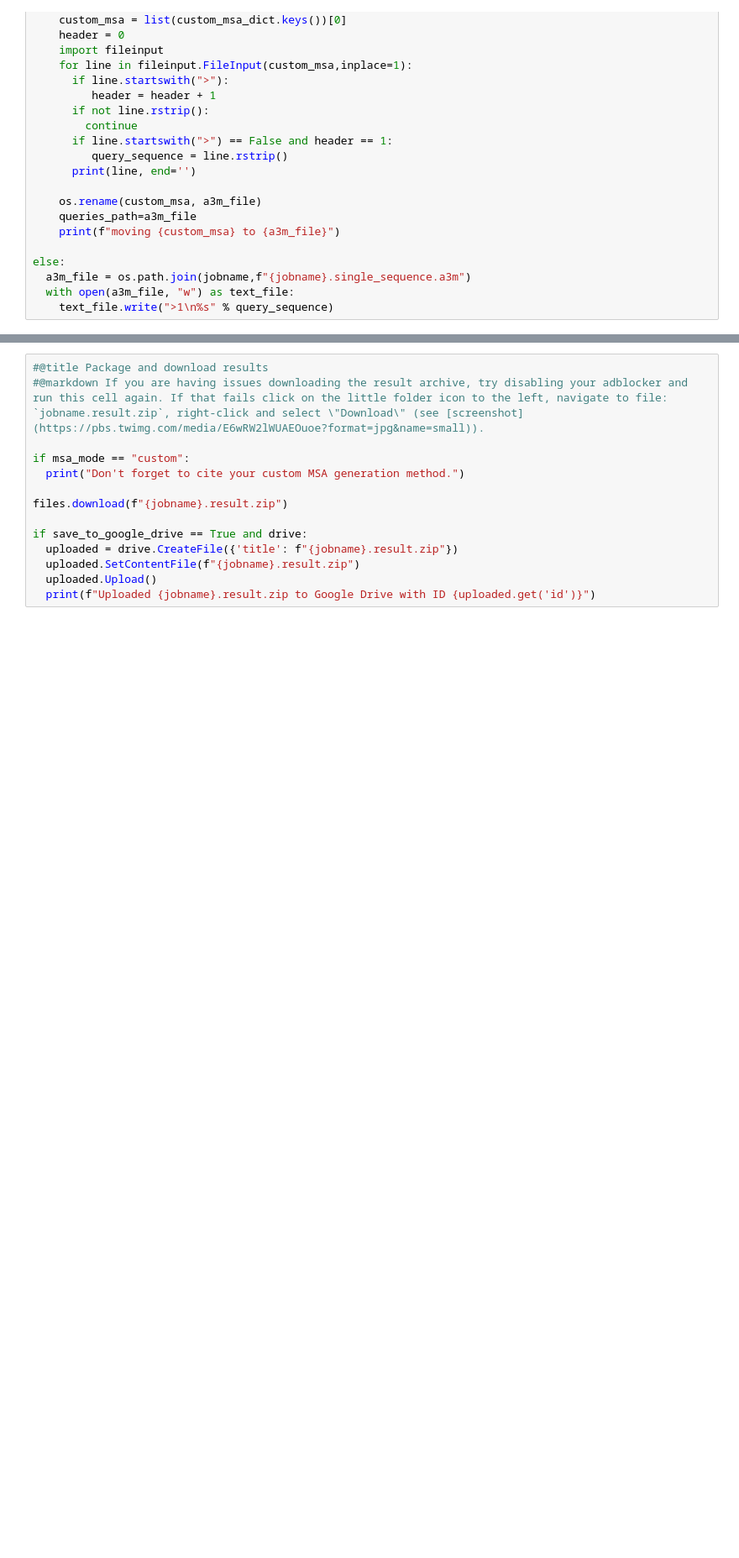
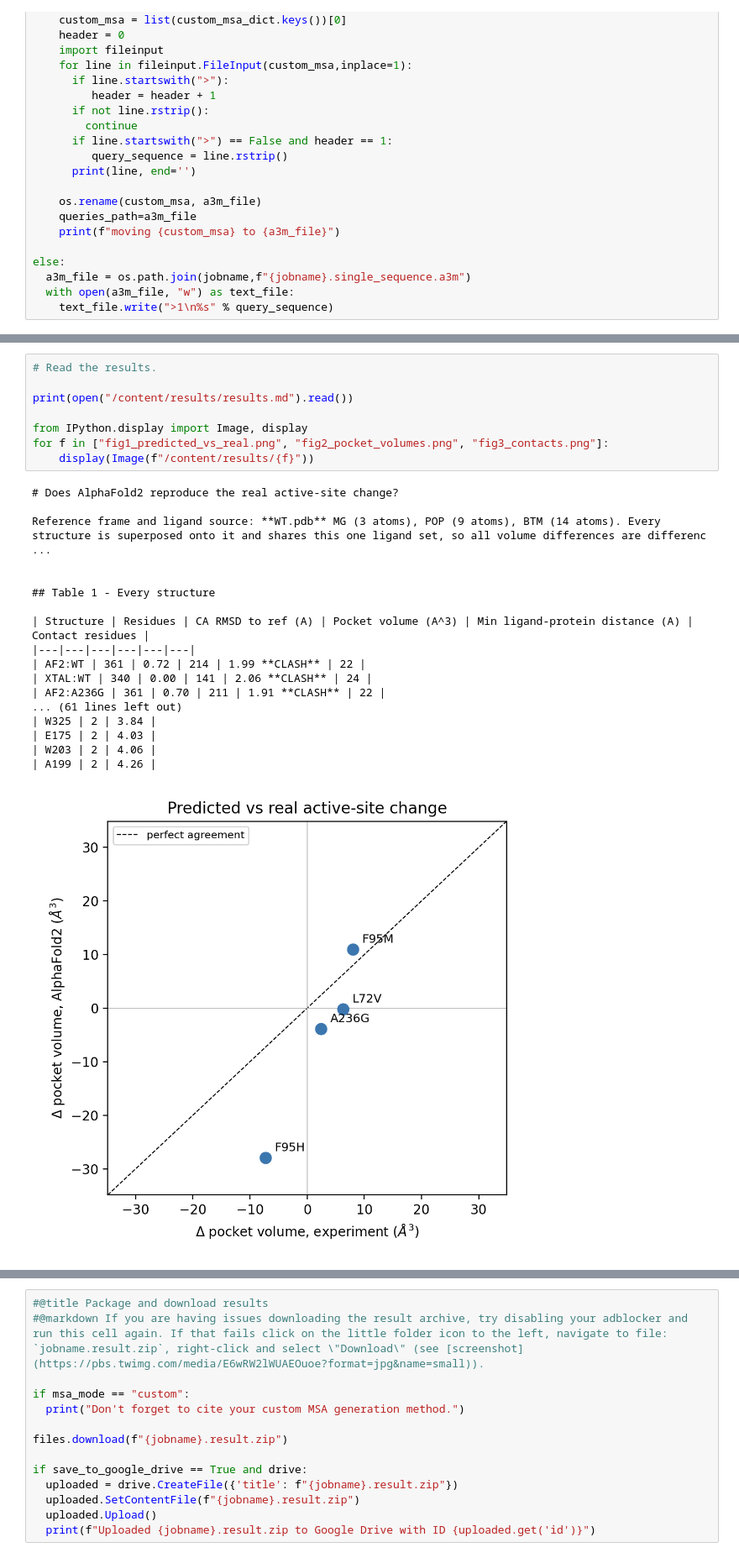
Before and after one commit to prathams23-boop/Structural_Biology_Fall2026, a Jupyter notebook: AlphaFold2.ipynb, the cells around one changed output, grey strips where cells are left out. Shown at 84% size. Cells and saved outputs as stored; diff of their text form; blank space fills up the shorter version.

```diff
--- a/AlphaFold2.ipynb
+++ b/AlphaFold2.ipynb
@@ -419,0 +554,27 @@ display(HTML(f"""
+# %%
+# Read the results.
+
+print(open("/content/results/results.md").read())
+
+from IPython.display import Image, display
+for f in ["fig1_predicted_vs_real.png", "fig2_pocket_volumes.png", "fig3_contacts.png"]:
+    display(Image(f"/content/results/{f}"))
+# %% [output]
+# Does AlphaFold2 reproduce the real active-site change?
+
+Reference frame and ligand source: **WT.pdb** MG (3 atoms), POP (9 atoms), BTM (14 atoms). Every structure is superposed onto it and shares this one ligand set, so all volume differences are differenc ...
+
+
+## Table 1 - Every structure
+
+| Structure | Residues | CA RMSD to ref (A) | Pocket volume (A^3) | Min ligand-protein distance (A) | Contact residues |
+|---|---|---|---|---|---|
+| AF2:WT | 361 | 0.72 | 214 | 1.99 **CLASH** | 22 |
+| XTAL:WT | 340 | 0.00 | 141 | 2.06 **CLASH** | 24 |
+| AF2:A236G | 361 | 0.70 | 211 | 1.91 **CLASH** | 22 |
+... (61 lines left out)
+| W325 | 2 | 3.84 |
+| E175 | 2 | 4.03 |
+| W203 | 2 | 4.06 |
+| A199 | 2 | 4.26 |
+[figure, added]
```
Also changed, not shown: parts of 12 cells of this notebook.
